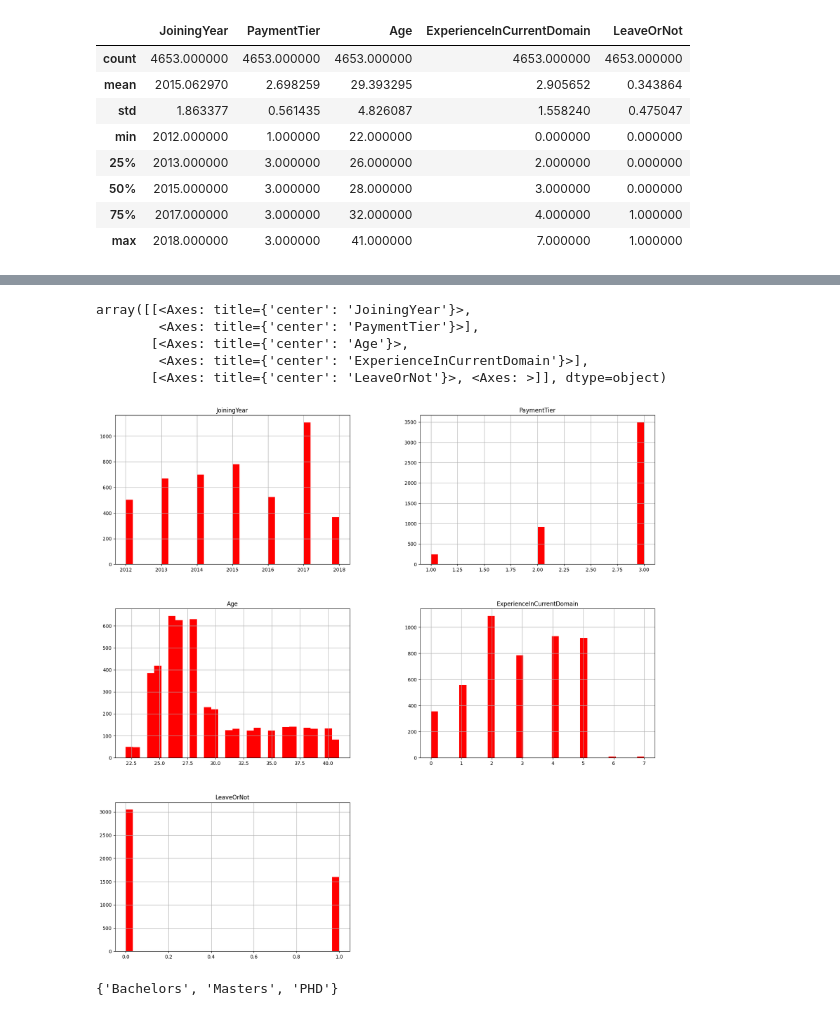
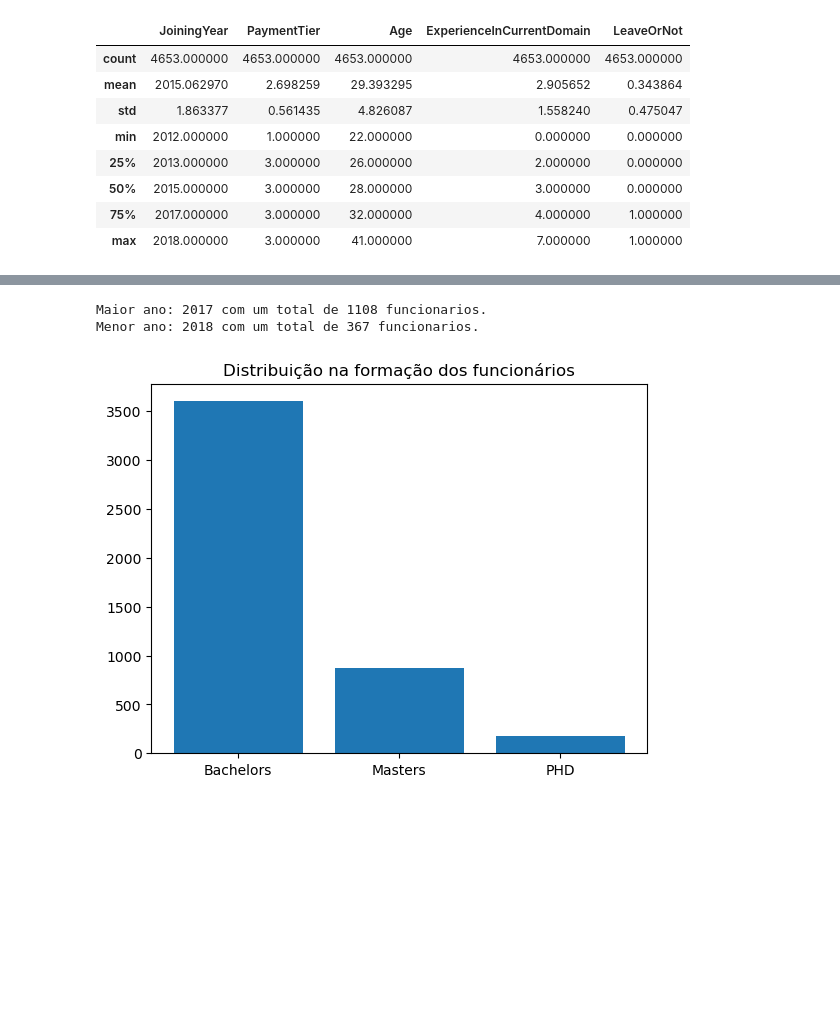
Before and after one commit to jrsantos1/exercicio_ml, a Jupyter notebook: projeto.ipynb, the cells around one changed output, grey strips where cells are left out. Saved outputs shown, nothing was run; the diff lists cells and outputs as text; code cells hidden in the pictures; blank space fills up the shorter version.

```diff
--- a/projeto.ipynb
+++ b/projeto.ipynb
@@ -80,13 +75,0 @@ sns.heatmap(employe_df.isnull())
-# %%
-employe_df.hist(bins=30, figsize=(20,20), color='r')
-# %% [output]
-array([[<Axes: title={'center': 'JoiningYear'}>,
-        <Axes: title={'center': 'PaymentTier'}>],
-       [<Axes: title={'center': 'Age'}>,
-        <Axes: title={'center': 'ExperienceInCurrentDomain'}>],
-       [<Axes: title={'center': 'LeaveOrNot'}>, <Axes: >]], dtype=object)
-[figure, removed]
-# %%
-set(employe_df['Education'].to_list())
-# %% [output]
-{'Bachelors', 'Masters', 'PHD'}
@@ -103,0 +76,20 @@ employe_df['City'] = employe_df['City'].apply(lambda x: rename(value=x, rename=c
+# %%
+#Qual o ano de maior e menor número na contratação de funcionários? (Qual o ano com a maior e menor quantidade na contratação dos funcionários?)
+maior_ano_contratacao = employe_df['JoiningYear'].value_counts().idxmax()
+maior_numero_funcionarios = employe_df['JoiningYear'].value_counts().max()
+print('Maior ano: ' + str(maior_ano_contratacao) + ' com um total de ' + str(maior_numero_funcionarios) + ' funcionarios.')
+
+menor_ano_contratacao = employe_df['JoiningYear'].value_counts().idxmin()
+menor_numero_funcionarios = employe_df['JoiningYear'].value_counts().min()
+print('Menor ano: ' + str(menor_ano_contratacao) + ' com um total de ' + str(menor_numero_funcionarios) + ' funcionarios.')
+# %% [output]
+Maior ano: 2017 com um total de 1108 funcionarios.
+Menor ano: 2018 com um total de 367 funcionarios.
+# %%
+#Como é o comportamento da distribuição na formação dos funcionários? (Pode-se usar o gráfico de colunas ou de pizza)
+education_counts = employe_df['Education'].value_counts()
+plt.bar(education_counts.index, education_counts)
+plt.title('Distribuição na formação dos funcionários')
+plt.show()
+# %% [output]
+[figure, added]
```
Also changed, not shown: parts of 22 cells of this notebook, 1 other file.
